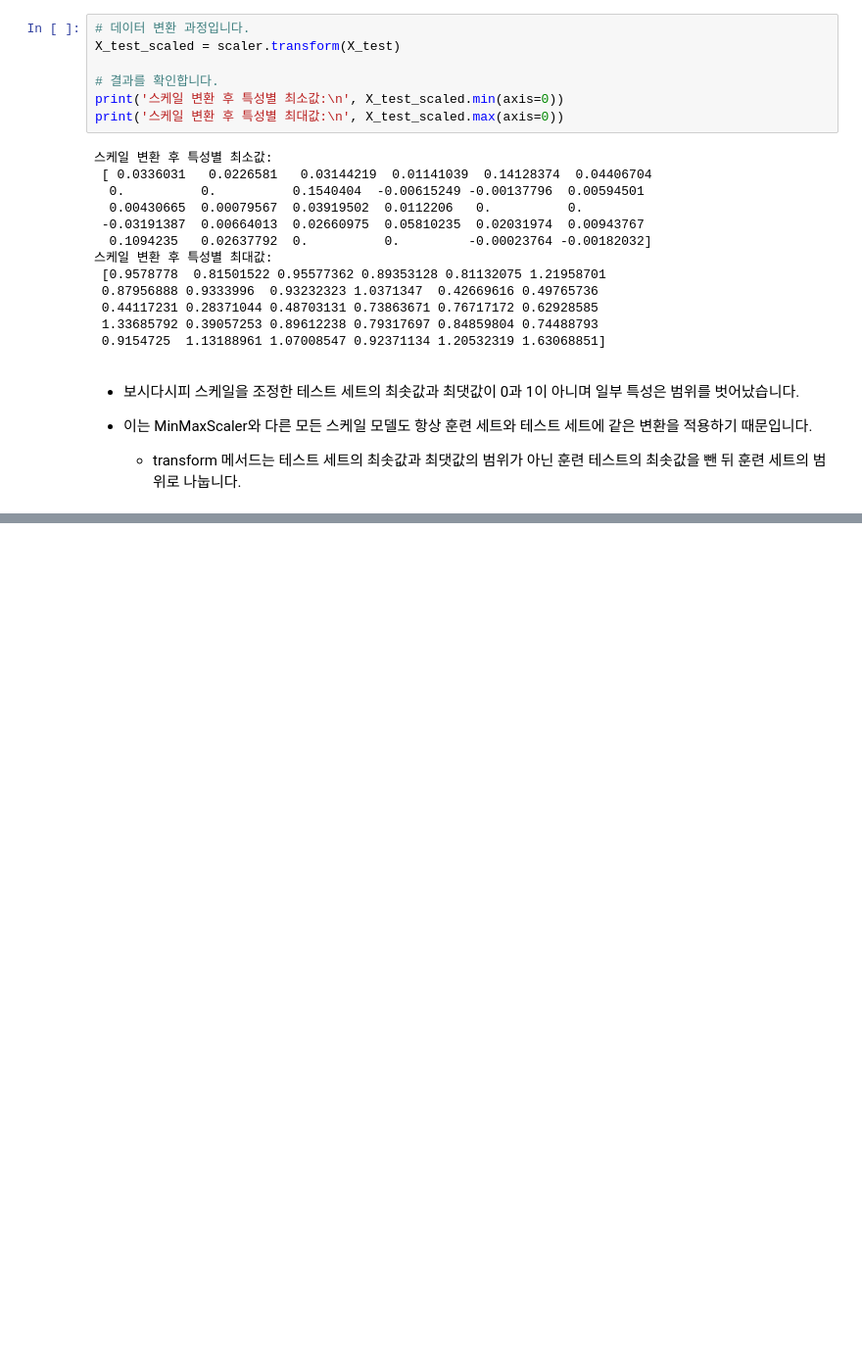
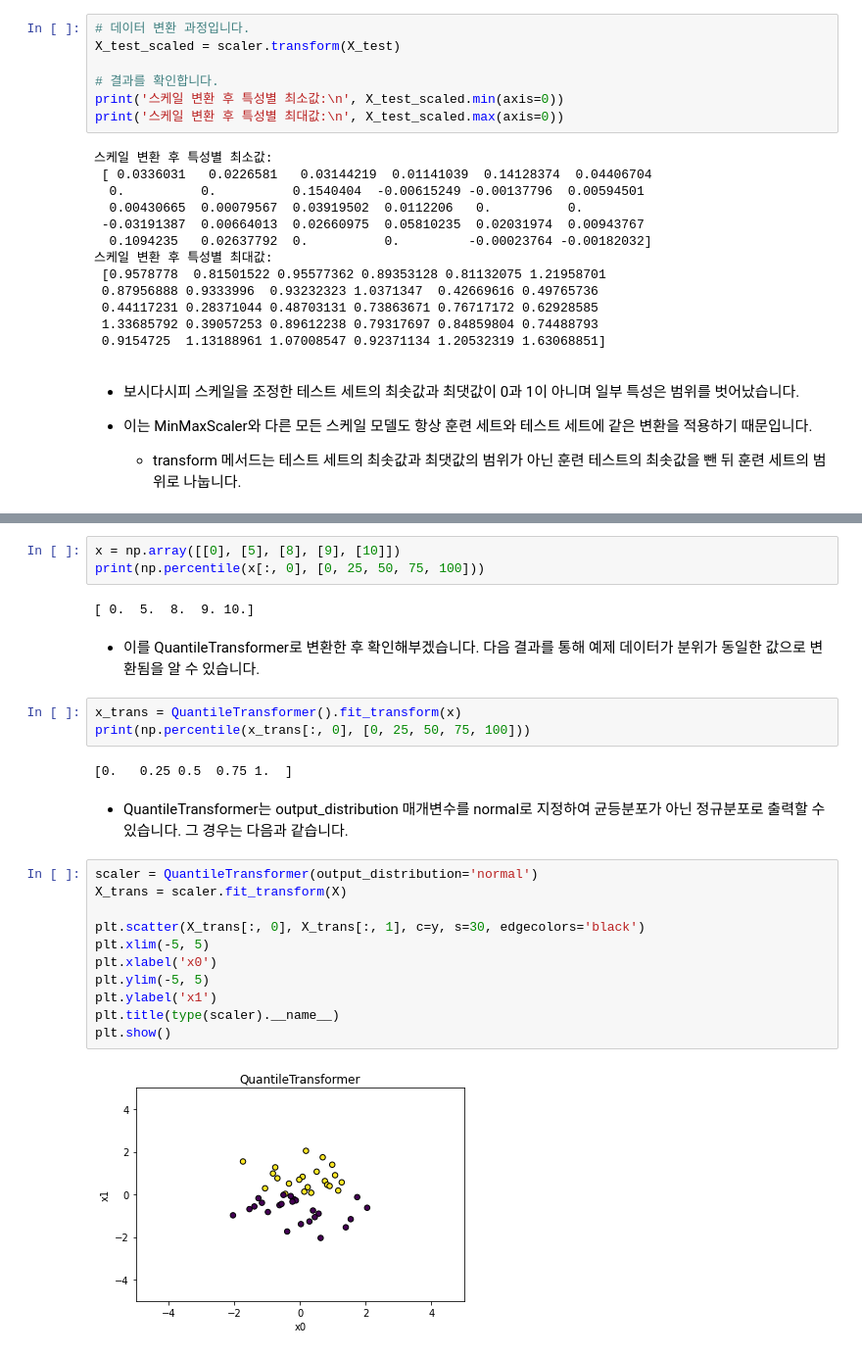
Before and after one commit to Myeonghan-Jeong/introduction-to-marchine-learning-with-python, a Jupyter notebook: chapter03. unsupervised learning and data preprocessing.ipynb, the cells around one changed output, grey strips where cells are left out. Shown: that part at 98% size. Drawn from its saved outputs; the diff is of its cells as text; blank space fills up the shorter version.

```diff
--- a/chapter03. unsupervised learning and data preprocessing.ipynb
+++ b/chapter03. unsupervised learning and data preprocessing.ipynb
@@ -154,0 +217,27 @@ print('스케일 변환 후 특성별 최대값:\n', X_test_scaled.max(axis=0))
+# %%
+x = np.array([[0], [5], [8], [9], [10]])
+print(np.percentile(x[:, 0], [0, 25, 50, 75, 100]))
+# %% [output]
+[ 0.  5.  8.  9. 10.]
+# %% [markdown]
+- 이를 QuantileTransformer로 변환한 후 확인해부겠습니다. 다음 결과를 통해 예제 데이터가 분위가 동일한 값으로 변환됨을 알 수 있습니다.
+# %%
+x_trans = QuantileTransformer().fit_transform(x)
+print(np.percentile(x_trans[:, 0], [0, 25, 50, 75, 100]))
+# %% [output]
+[0.   0.25 0.5  0.75 1.  ]
+# %% [markdown]
+- QuantileTransformer는 output_distribution 매개변수를 normal로 지정하여 균등분포가 아닌 정규분포로 출력할 수 있습니다. 그 경우는 다음과 같습니다.
+# %%
+scaler = QuantileTransformer(output_distribution='normal')
+X_trans = scaler.fit_transform(X)
+
+plt.scatter(X_trans[:, 0], X_trans[:, 1], c=y, s=30, edgecolors='black')
+plt.xlim(-5, 5)
+plt.xlabel('x0')
+plt.ylim(-5, 5)
+plt.ylabel('x1')
+plt.title(type(scaler).__name__)
+plt.show()
+# %% [output]
+[figure, added]
```
Also changed, not shown: parts of 25 cells of this notebook.
